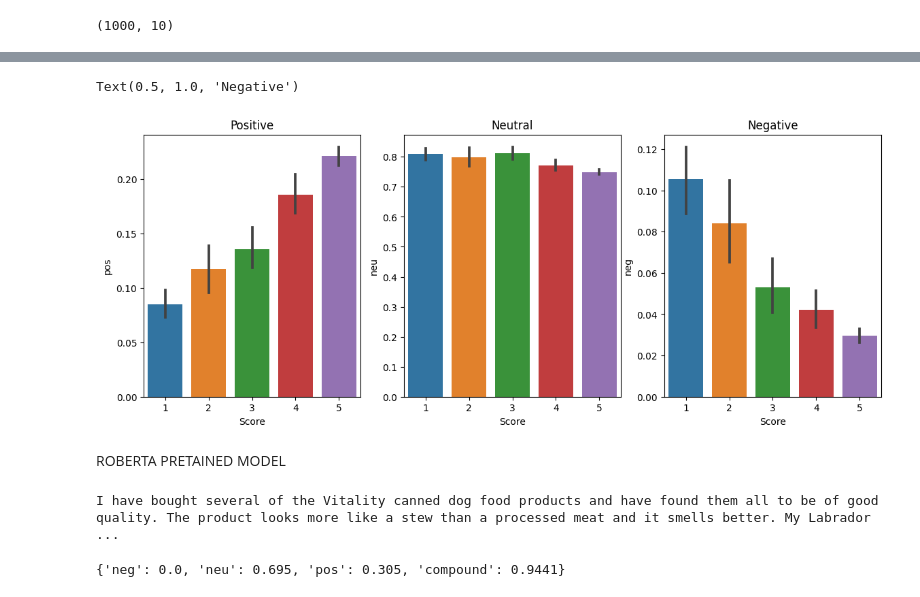
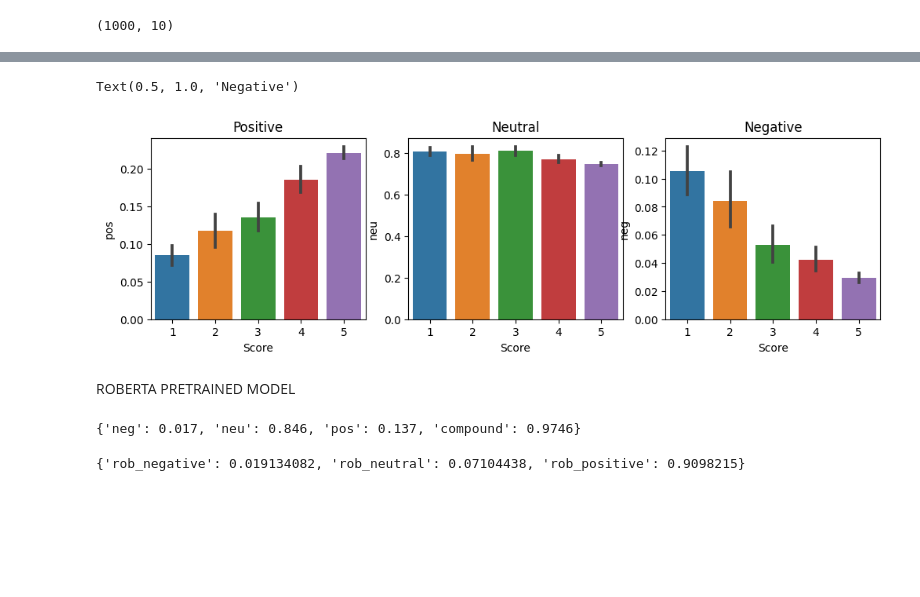
Before and after one commit to Alum-G/sentiment_analysis, a Jupyter notebook: sentiment.ipynb, the cells around one changed output, grey strips where cells are left out. Drawn from its saved outputs; the diff is of its cells as text; code cells hidden in the pictures; blank space fills up the shorter version.

```diff
--- a/sentiment.ipynb
+++ b/sentiment.ipynb
@@ -158,0 +109,4 @@ sns.barplot(data = vader_results, x = "Score", y = 'compound')
+# %%
+vader_result = pd.DataFrame(corpus).T
+vader_result = vader_result.reset_index().rename(columns={'index': 'Id'})
+vader_result = vader_result.merge(reviews, how='left')
@@ -159,18 +130,16 @@ sns.barplot(data = vader_results, x = "Score", y = 'compound')
 # %%
-fig, axis = plt.subplots(1, 3, figsize = (14, 5))
-sns.barplot(data = vader_results, x = "Score", y = 'pos', ax = axis[0])
+fig, axis = plt.subplots(1, 3, figsize=(12, 3))
+sns.barplot(data = vader_result, x = 'Score', y = 'pos', ax = axis[0])
+sns.barplot(data = vader_result, x = 'Score', y = 'neu', ax = axis[1])
+sns.barplot(data = vader_result, x = 'Score', y = 'neg', ax = axis[2])
 axis[0].set_title('Positive')
-
-sns.barplot(data = vader_results, x = "Score", y = 'neu', ax = axis[1])
 axis[1].set_title('Neutral')
-
-sns.barplot(data = vader_results, x = "Score", y = 'neg', ax = axis[2])
 axis[2].set_title('Negative')
 # %% [output]
 Text(0.5, 1.0, 'Negative')
-[figure, old version]
+[figure, new version]
 # %% [markdown]
-ROBERTA PRETAINED MODEL
+ROBERTA PRETRAINED MODEL
 # %%
 from transformers import AutoTokenizer
 from transformers import AutoModelForSequenceClassification
@@ -182,7 +151,19 @@ model = AutoModelForSequenceClassification.from_pretrained(MODEL)
 # %%
-print(one_example)
 sia.polarity_scores(one_example)
 # %% [output]
-I have bought several of the Vitality canned dog food products and have found them all to be of good quality. The product looks more like a stew than a processed meat and it smells better. My Labrador ...
+{'neg': 0.017, 'neu': 0.846, 'pos': 0.137, 'compound': 0.9746}
-{'neg': 0.0, 'neu': 0.695, 'pos': 0.305, 'compound': 0.9441}
+# %%
+# Run for Roberta Model
+encoded_text = tokenizer(one_example, return_tensors = 'pt')
+output = model(**encoded_text)
+scores = output[0][0].detach().numpy()
+scores = softmax(scores)
+scores_dict = {
+    'rob_negative' : scores[0],
+    'rob_neutral' : scores[1],
+    'rob_positive' : scores[2]
+}
+print(scores_dict)
+# %% [output]
+{'rob_negative': 0.019134082, 'rob_neutral': 0.07104438, 'rob_positive': 0.9098215}
 # %%
```
Also changed, not shown: parts of 38 cells of this notebook, 1 other file.
